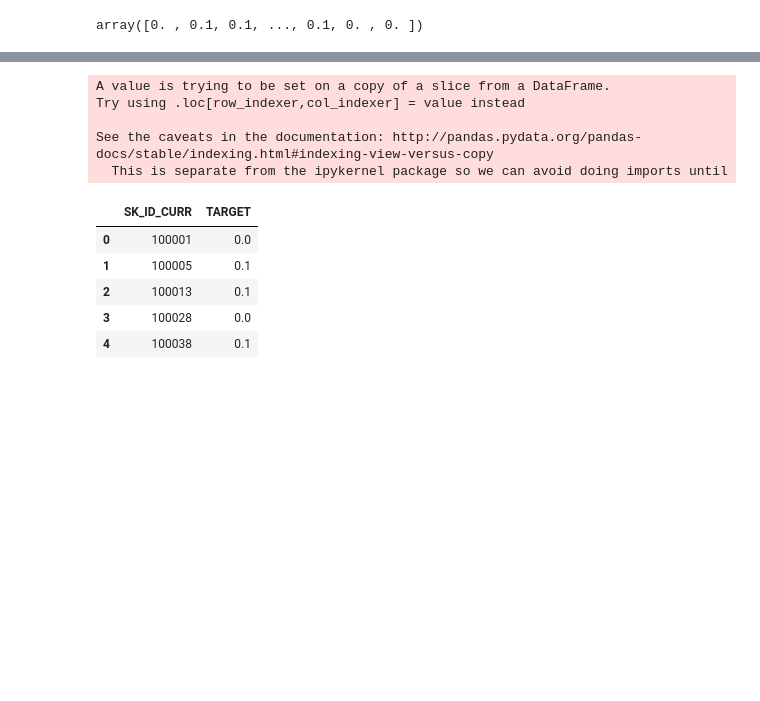
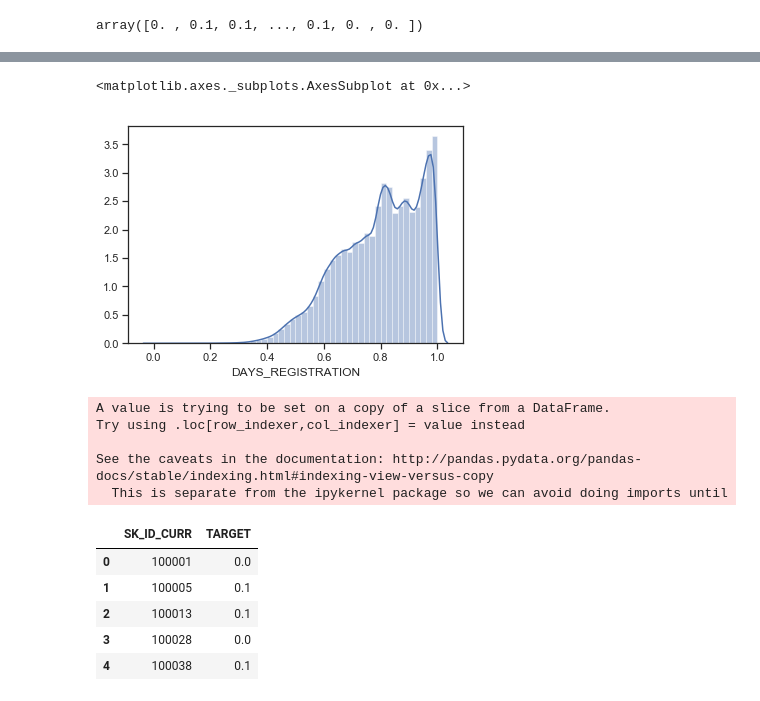
Before and after one commit to jharris07/defaultrisks, a Jupyter notebook: fuckery.ipynb, the cells around one changed output, grey strips where cells are left out. Cells and saved outputs as stored; diff of their text form; code cells hidden in the pictures; blank space fills up the shorter version.

```diff
--- a/fuckery.ipynb
+++ b/fuckery.ipynb
@@ -10,7 +11,7 @@ import seaborn as sns
 from PathFinder import find_path
 # %%
 #read data
-PATH = find_path()
+PATH = "E:/School/elen239a/final/input/"
 
 #select files
 #files = ['application_train.csv','application_test.csv',]
@@ -99,3 +182,14 @@ svr_pred
+# %%
+import seaborn as sns
+import matplotlib.pyplot as plt
+sns.set(style="ticks", color_codes=True)
+
+#sns.lmplot( 'AMT_INCOME_TOTAL','CNT_CHILDREN', data=app_train, fit_reg=False)
+
+sns.distplot(app_train.DAYS_REGISTRATION)
+# %% [output]
+<matplotlib.axes._subplots.AxesSubplot at 0x...>
+[figure, added]
 # %%
 """
 from sklearn.model_selection import GridSearchCV
```
Also changed, not shown: parts of 6 cells of this notebook.
